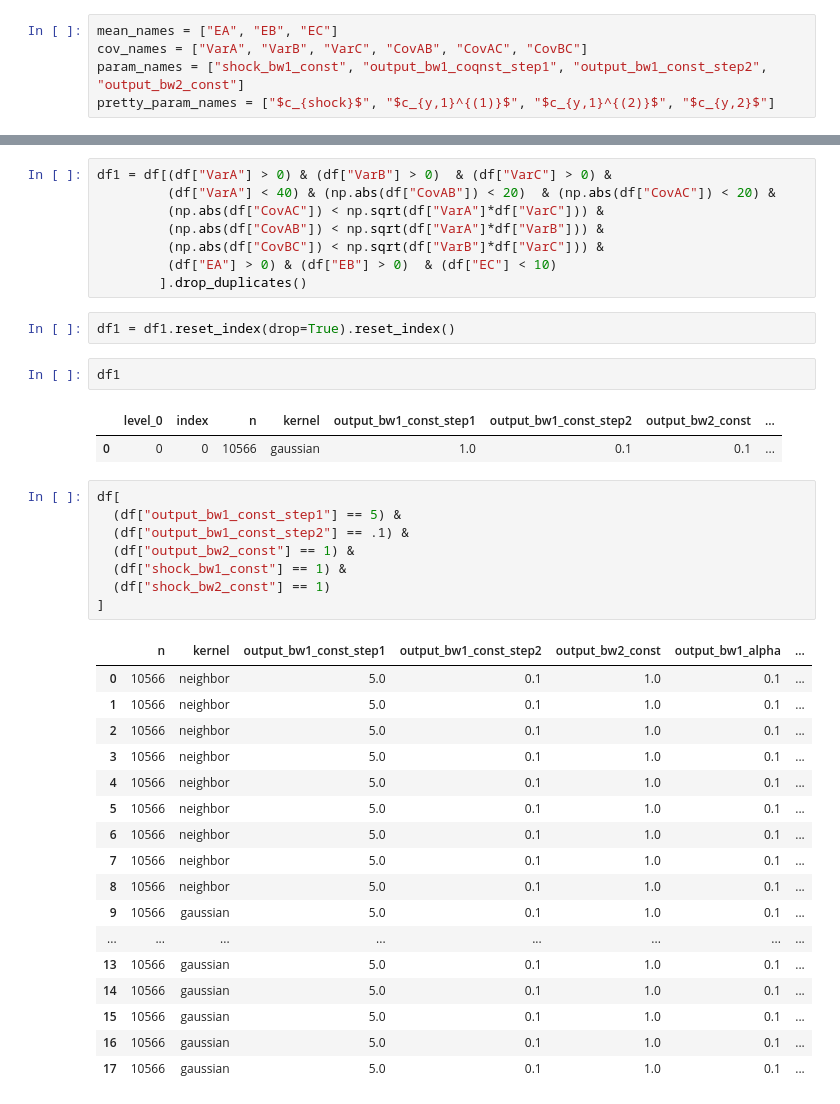
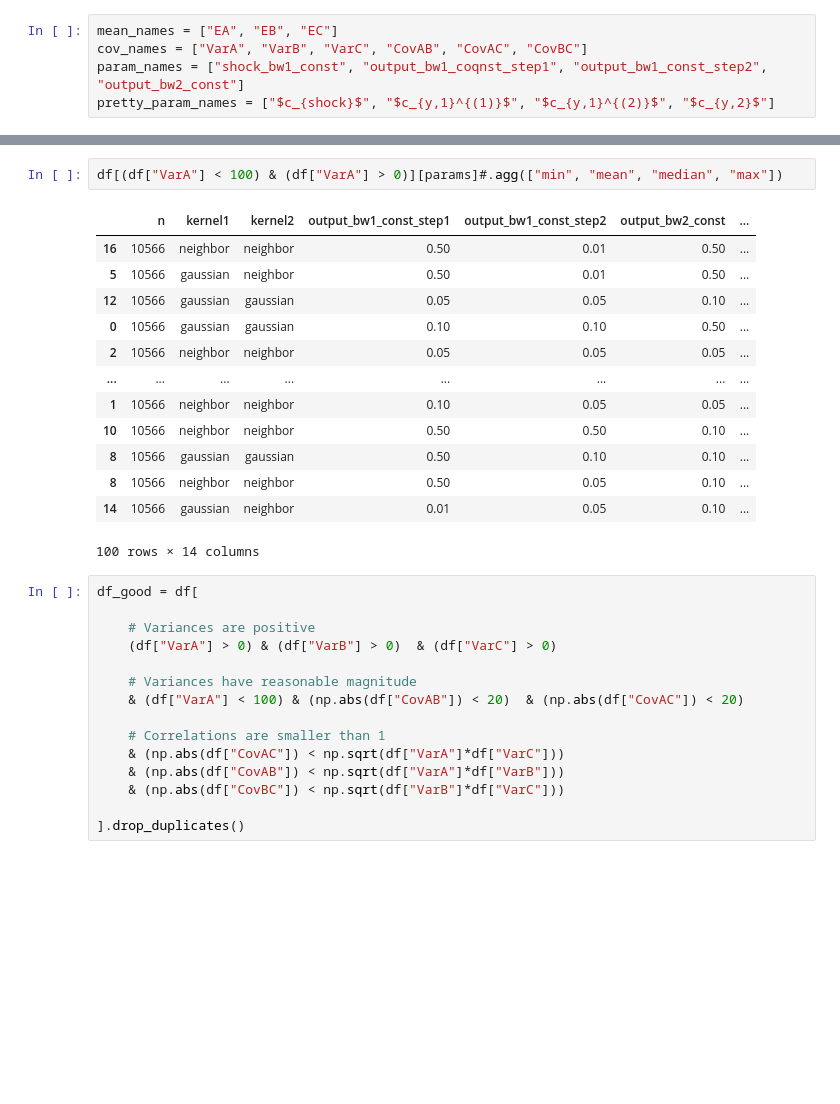
Before and after one commit to halflearned/FHHPS, a Jupyter notebook: scripts/empirical_figures.ipynb, the cells around one changed output, grey strips where cells are left out. Cells and saved outputs as stored; diff of their text form; blank space fills up the shorter version.

```diff
--- a/scripts/empirical_figures.ipynb
+++ b/scripts/empirical_figures.ipynb
@@ -41,41 +73,31 @@ group_cols = ['output_bw1_const_step1', 'output_bw1_const_step2',  'output_bw2_c
+# %%
+df[(df["VarA"] < 100) & (df["VarA"] > 0)][params]#.agg(["min", "mean", "median", "max"])
+# %% [output]
+|  | n | kernel1 | kernel2 | output_bw1_const_step1 | output_bw1_const_step2 | output_bw2_const | ... |
+| 16 | 10566 | neighbor | neighbor | 0.50 | 0.01 | 0.50 | ... |
+| 5 | 10566 | gaussian | neighbor | 0.50 | 0.01 | 0.50 | ... |
+| 12 | 10566 | gaussian | gaussian | 0.05 | 0.05 | 0.10 | ... |
+| 0 | 10566 | gaussian | gaussian | 0.10 | 0.10 | 0.50 | ... |
+| 2 | 10566 | neighbor | neighbor | 0.05 | 0.05 | 0.05 | ... |
+| ... | ... | ... | ... | ... | ... | ... | ... |
+| 1 | 10566 | neighbor | neighbor | 0.10 | 0.05 | 0.05 | ... |
+| 10 | 10566 | neighbor | neighbor | 0.50 | 0.50 | 0.10 | ... |
+| 8 | 10566 | gaussian | gaussian | 0.50 | 0.10 | 0.10 | ... |
+| 8 | 10566 | neighbor | neighbor | 0.50 | 0.05 | 0.10 | ... |
+| 14 | 10566 | gaussian | neighbor | 0.01 | 0.05 | 0.10 | ... |
+100 rows × 14 columns
 # %%
-df1 = df[(df["VarA"] > 0) & (df["VarB"] > 0)  & (df["VarC"] > 0) &
-         (df["VarA"] < 40) & (np.abs(df["CovAB"]) < 20)  & (np.abs(df["CovAC"]) < 20) &
-         (np.abs(df["CovAC"]) < np.sqrt(df["VarA"]*df["VarC"])) &
-         (np.abs(df["CovAB"]) < np.sqrt(df["VarA"]*df["VarB"])) &
-         (np.abs(df["CovBC"]) < np.sqrt(df["VarB"]*df["VarC"])) &
-         (df["EA"] > 0) & (df["EB"] > 0)  & (df["EC"] < 10)
-        ].drop_duplicates()
+df_good = df[
+
+    # Variances are positive
+    (df["VarA"] > 0) & (df["VarB"] > 0)  & (df["VarC"] > 0)
+
+    # Variances have reasonable magnitude
+    & (df["VarA"] < 100) & (np.abs(df["CovAB"]) < 20)  & (np.abs(df["CovAC"]) < 20)
+
+    # Correlations are smaller than 1
+    & (np.abs(df["CovAC"]) < np.sqrt(df["VarA"]*df["VarC"]))
+    & (np.abs(df["CovAB"]) < np.sqrt(df["VarA"]*df["VarB"]))
+    & (np.abs(df["CovBC"]) < np.sqrt(df["VarB"]*df["VarC"]))
+
+].drop_duplicates()
-# %%
-df1 = df1.reset_index(drop=True).reset_index()
-# %%
-df1
-# %% [output]
-|  | level_0 | index | n | kernel | output_bw1_const_step1 | output_bw1_const_step2 | output_bw2_const | ... |
-| 0 | 0 | 0 | 10566 | gaussian | 1.0 | 0.1 | 0.1 | ... |
-# %%
-df[
-  (df["output_bw1_const_step1"] == 5) &
-  (df["output_bw1_const_step2"] == .1) &
-  (df["output_bw2_const"] == 1) &
-  (df["shock_bw1_const"] == 1) &
-  (df["shock_bw2_const"] == 1)
-]
-# %% [output]
-|  | n | kernel | output_bw1_const_step1 | output_bw1_const_step2 | output_bw2_const | output_bw1_alpha | ... |
-| 0 | 10566 | neighbor | 5.0 | 0.1 | 1.0 | 0.1 | ... |
-| 1 | 10566 | neighbor | 5.0 | 0.1 | 1.0 | 0.1 | ... |
-| 2 | 10566 | neighbor | 5.0 | 0.1 | 1.0 | 0.1 | ... |
-| 3 | 10566 | neighbor | 5.0 | 0.1 | 1.0 | 0.1 | ... |
-| 4 | 10566 | neighbor | 5.0 | 0.1 | 1.0 | 0.1 | ... |
-| 5 | 10566 | neighbor | 5.0 | 0.1 | 1.0 | 0.1 | ... |
-| 6 | 10566 | neighbor | 5.0 | 0.1 | 1.0 | 0.1 | ... |
-| 7 | 10566 | neighbor | 5.0 | 0.1 | 1.0 | 0.1 | ... |
-| 8 | 10566 | neighbor | 5.0 | 0.1 | 1.0 | 0.1 | ... |
-| 9 | 10566 | gaussian | 5.0 | 0.1 | 1.0 | 0.1 | ... |
-| ... | ... | ... | ... | ... | ... | ... | ... |
-| 13 | 10566 | gaussian | 5.0 | 0.1 | 1.0 | 0.1 | ... |
-| 14 | 10566 | gaussian | 5.0 | 0.1 | 1.0 | 0.1 | ... |
-| 15 | 10566 | gaussian | 5.0 | 0.1 | 1.0 | 0.1 | ... |
-| 16 | 10566 | gaussian | 5.0 | 0.1 | 1.0 | 0.1 | ... |
-| 17 | 10566 | gaussian | 5.0 | 0.1 | 1.0 | 0.1 | ... |
```
Also changed, not shown: parts of 19 cells of this notebook, 4 other files.
